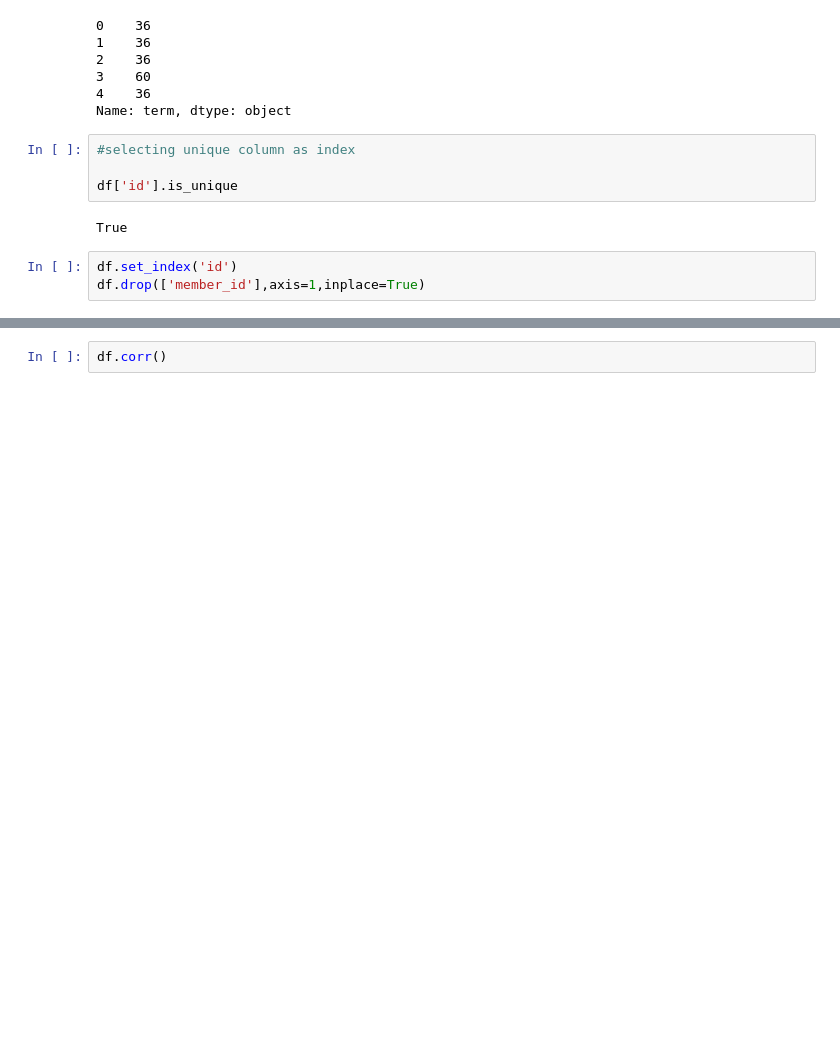
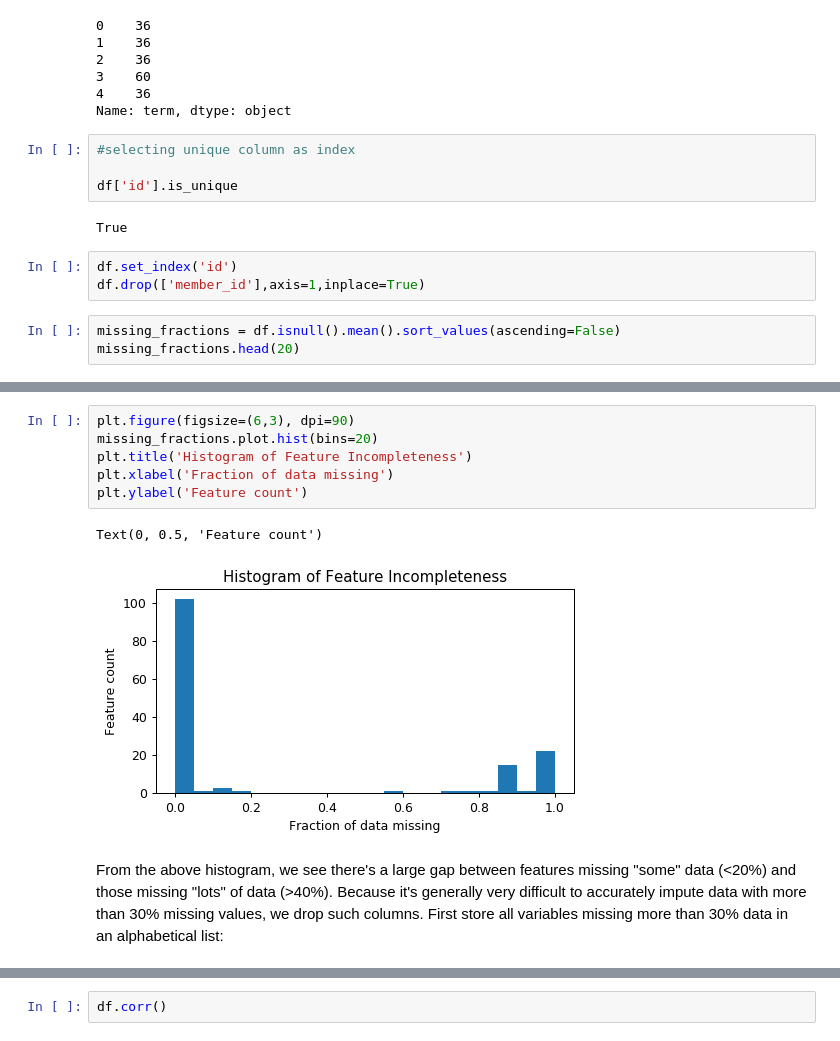
Before and after one commit to nishimishra71/Python, a Jupyter notebook: Capstone_sample.ipynb, the cells around one changed output, grey strips where cells are left out. Cells and saved outputs as stored; diff of their text form; blank space fills up the shorter version.

```diff
--- a/Capstone_sample.ipynb
+++ b/Capstone_sample.ipynb
@@ -95,3 +95,6 @@ True
 # %%
 df.set_index('id')
 df.drop(['member_id'],axis=1,inplace=True)
+# %%
+missing_fractions = df.isnull().mean().sort_values(ascending=False)
+missing_fractions.head(20)
@@ -97,0 +119,11 @@ df.drop(['member_id'],axis=1,inplace=True)
+# %%
+plt.figure(figsize=(6,3), dpi=90)
+missing_fractions.plot.hist(bins=20)
+plt.title('Histogram of Feature Incompleteness')
+plt.xlabel('Fraction of data missing')
+plt.ylabel('Feature count')
+# %% [output]
+Text(0, 0.5, 'Feature count')
+[figure, added]
+# %% [markdown]
+From the above histogram, we see there's a large gap between features missing "some" data (<20%) and those missing "lots" of data (>40%). Because it's generally very difficult to accurately impute data with more than 30% missing values, we drop such columns. First store all variables missing more than 30% data in an alphabetical list:
```
Also changed, not shown: parts of 10 cells of this notebook.
